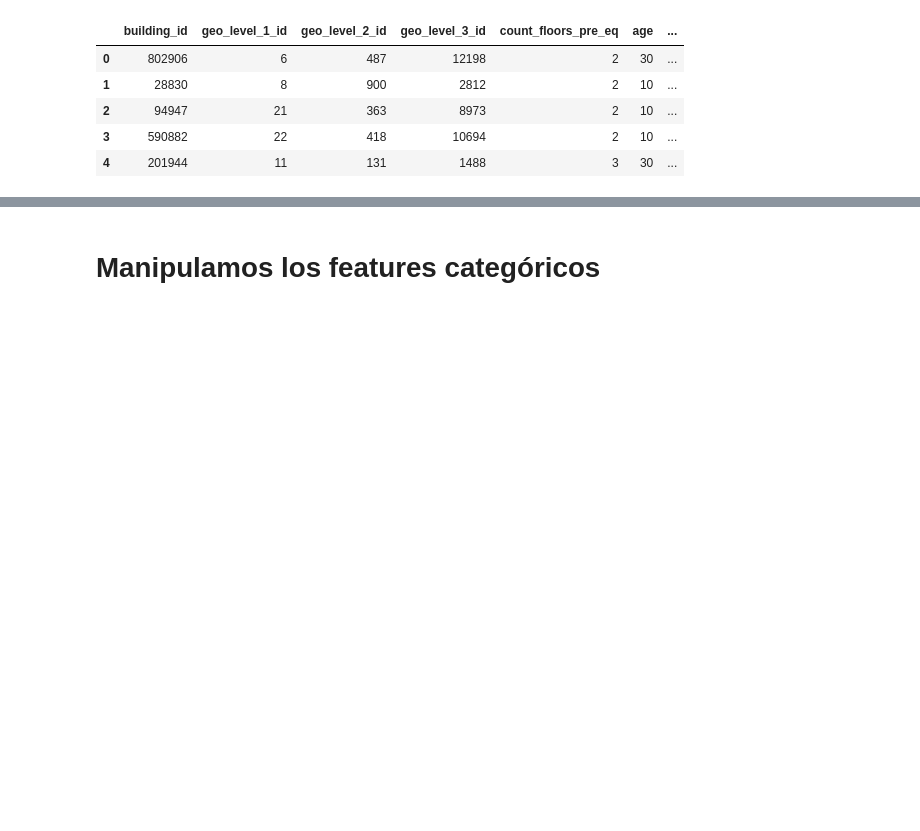
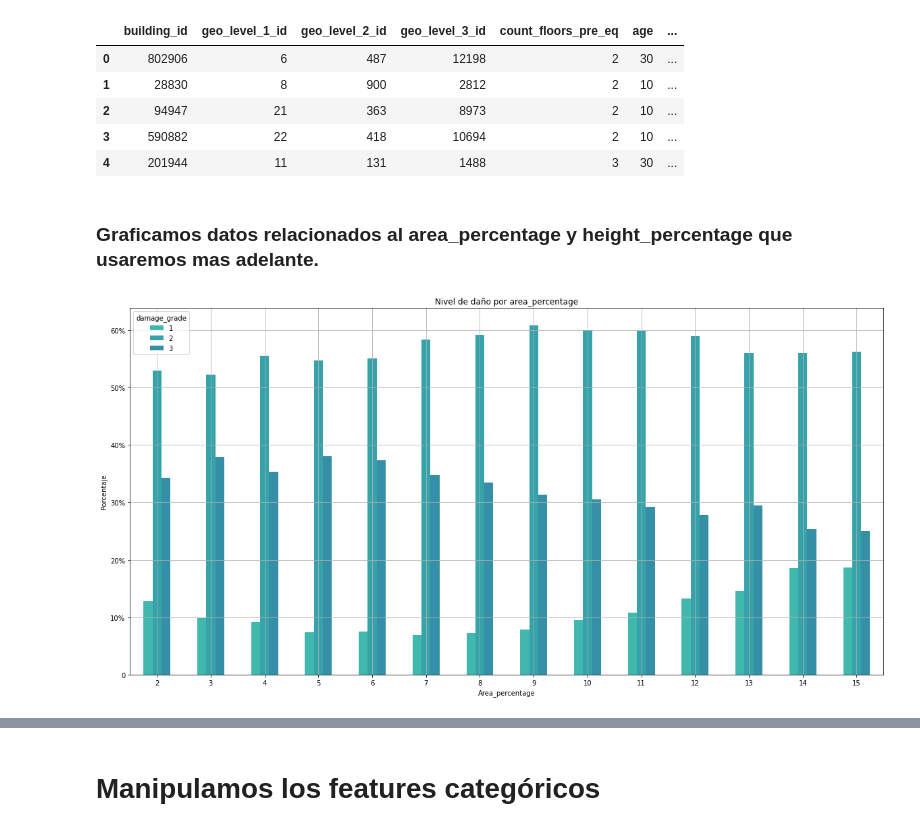
Before and after one commit to franvinas/7506-tp1, a Jupyter notebook: TP2.ipynb, the cells around one changed output, grey strips where cells are left out. Saved outputs shown, nothing was run; the diff lists cells and outputs as text; code cells hidden in the pictures; blank space fills up the shorter version.

```diff
--- a/TP2.ipynb
+++ b/TP2.ipynb
@@ -337,3 +338,24 @@ df.head()
 | 2 | 94947 | 21 | 363 | 8973 | 2 | 10 | ... |
 | 3 | 590882 | 22 | 418 | 10694 | 2 | 10 | ... |
 | 4 | 201944 | 11 | 131 | 1488 | 3 | 30 | ... |
+# %% [markdown]
+### Graficamos datos relacionados al area_percentage y height_percentage que usaremos mas adelante.
+# %%
+construcciones_por_area_percentage = df["area_percentage"].value_counts().sort_index()
+minimos_casos = construcciones_por_area_percentage.sum()/(construcciones_por_area_percentage.count())
+
+daño_por_area_per = df[["building_id", "area_percentage", "damage_grade"]].pivot_table(index="area_percentage", columns="damage_grade", values="building_id",aggfunc="count").fillna(0)
+
+total_dañados_por_area_per = daño_por_area_per[1]+daño_por_area_per[2]+daño_por_area_per[3]
+minimos_casos = minimos_casos
+daño_por_area_per_relevantes = daño_por_area_per[total_dañados_por_area_per > minimos_casos]
+daño_por_area_per_porcentual_relevantes = daño_por_area_per_relevantes.divide(total_dañados_por_area_per, axis = 0).dropna()
+area_per_relevantes = daño_por_area_per_relevantes.index
+# %%
+(daño_por_area_per_porcentual_relevantes*100).plot(kind='bar', rot=0, title='Nivel de daño por area_percentage', figsize=(20,10))
+plt.ylabel('Porcentaje')
+plt.xlabel('Area_percentage')
+plt.yticks([0,10,20,30,40,50,60],['0','10%','20%','30%','40%','50%','60%'])
+plt.show()
+# %% [output]
+[figure, added]
```
Also changed, not shown: parts of 88 cells of this notebook.
